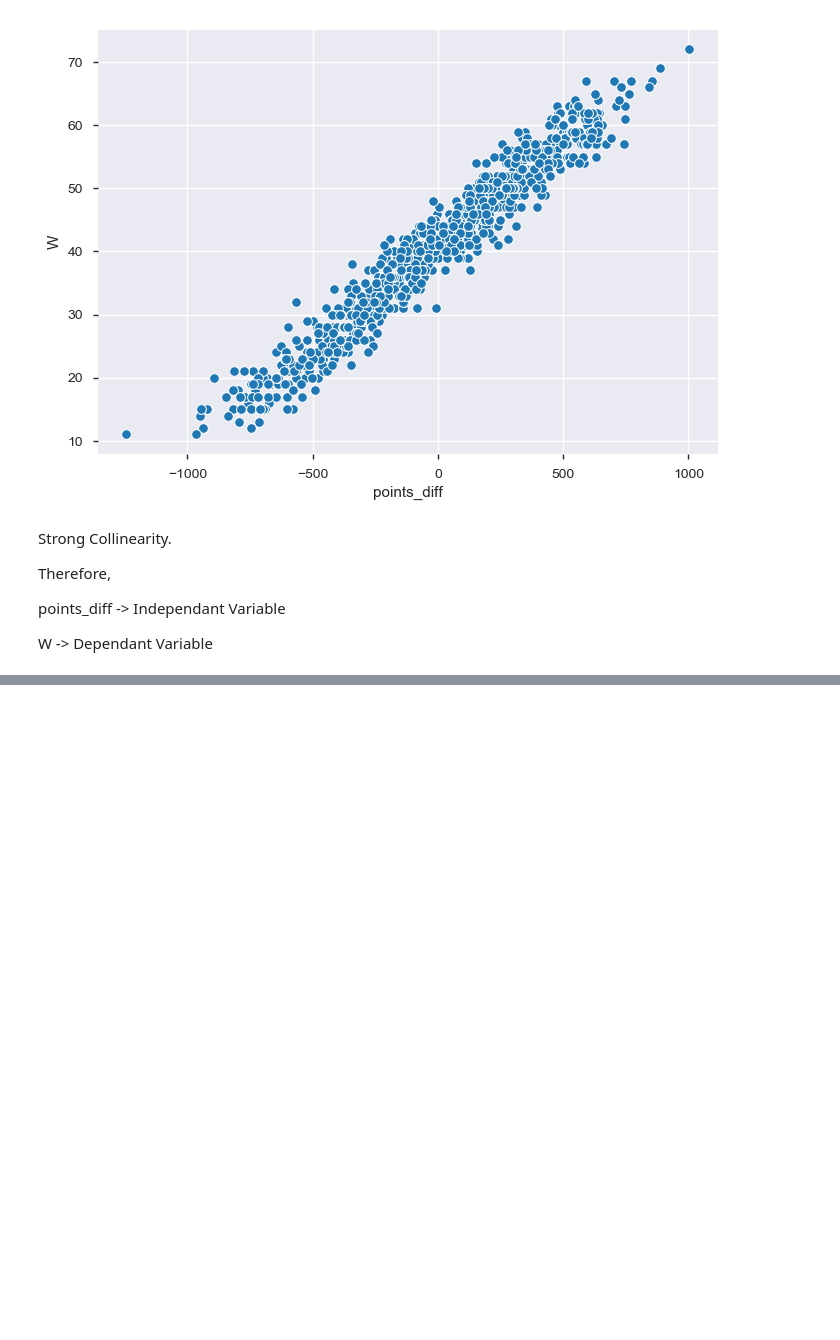
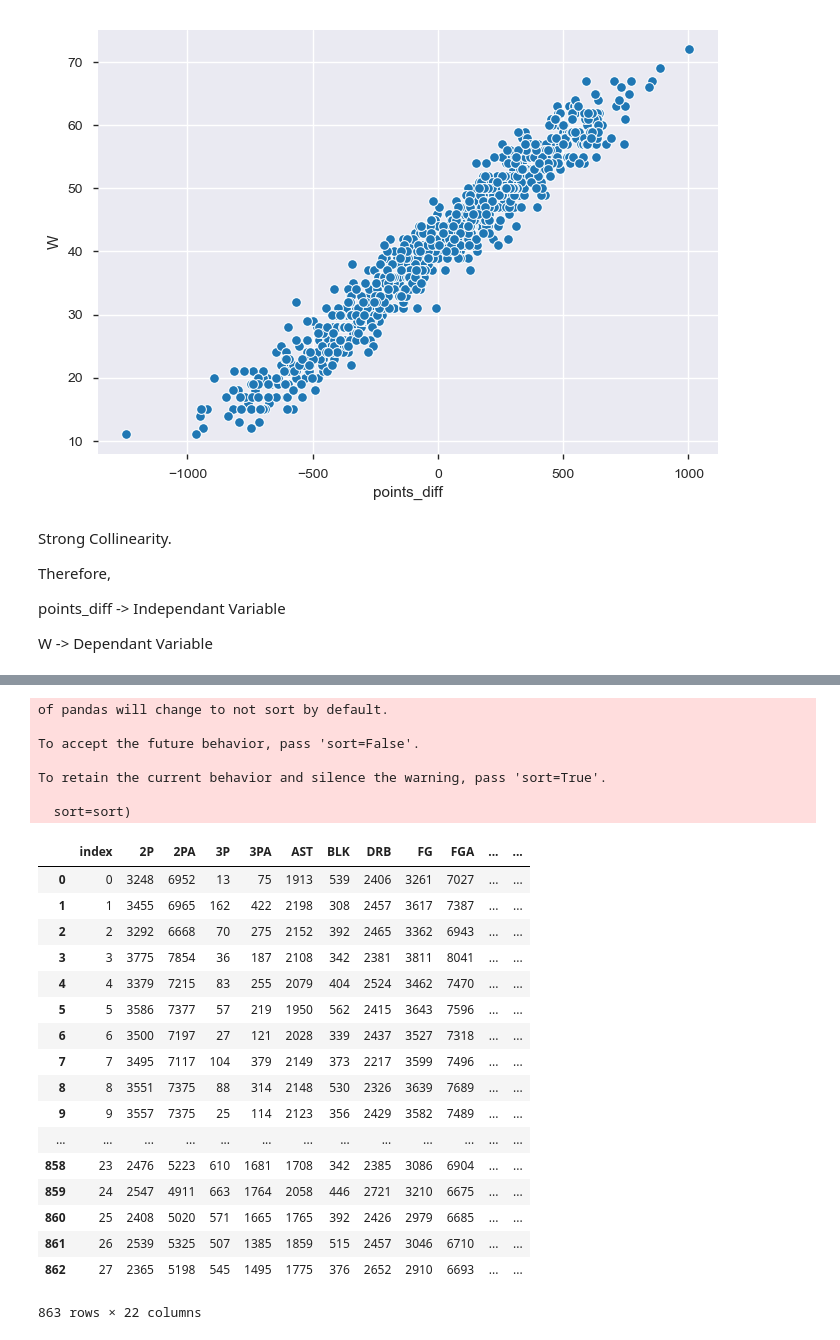
Before and after one commit to atheesh1998/Analytics-Edge, a Jupyter notebook: 2. Linear Regression/3. Money (Basket) Ball.ipynb, the cells around one changed output, grey strips where cells are left out. Cells and saved outputs as stored; diff of their text form; code cells hidden in the pictures; blank space fills up the shorter version.

```diff
--- a/2. Linear Regression/3. Money (Basket) Ball.ipynb
+++ b/2. Linear Regression/3. Money (Basket) Ball.ipynb
@@ -113,0 +192,28 @@ Warnings:
+# %%
+nba.append(nba_test).reset_index()
+# %% [output]
+of pandas will change to not sort by default.
+
+To accept the future behavior, pass 'sort=False'.
+
+To retain the current behavior and silence the warning, pass 'sort=True'.
+
+  sort=sort)
+|  | index | 2P | 2PA | 3P | 3PA | AST | BLK | DRB | FG | FGA | ... | ... |
+| 0 | 0 | 3248 | 6952 | 13 | 75 | 1913 | 539 | 2406 | 3261 | 7027 | ... | ... |
+| 1 | 1 | 3455 | 6965 | 162 | 422 | 2198 | 308 | 2457 | 3617 | 7387 | ... | ... |
+| 2 | 2 | 3292 | 6668 | 70 | 275 | 2152 | 392 | 2465 | 3362 | 6943 | ... | ... |
+| 3 | 3 | 3775 | 7854 | 36 | 187 | 2108 | 342 | 2381 | 3811 | 8041 | ... | ... |
+| 4 | 4 | 3379 | 7215 | 83 | 255 | 2079 | 404 | 2524 | 3462 | 7470 | ... | ... |
+| 5 | 5 | 3586 | 7377 | 57 | 219 | 1950 | 562 | 2415 | 3643 | 7596 | ... | ... |
+| 6 | 6 | 3500 | 7197 | 27 | 121 | 2028 | 339 | 2437 | 3527 | 7318 | ... | ... |
+| 7 | 7 | 3495 | 7117 | 104 | 379 | 2149 | 373 | 2217 | 3599 | 7496 | ... | ... |
+| 8 | 8 | 3551 | 7375 | 88 | 314 | 2148 | 530 | 2326 | 3639 | 7689 | ... | ... |
+| 9 | 9 | 3557 | 7375 | 25 | 114 | 2123 | 356 | 2429 | 3582 | 7489 | ... | ... |
+| ... | ... | ... | ... | ... | ... | ... | ... | ... | ... | ... | ... | ... |
+| 858 | 23 | 2476 | 5223 | 610 | 1681 | 1708 | 342 | 2385 | 3086 | 6904 | ... | ... |
+| 859 | 24 | 2547 | 4911 | 663 | 1764 | 2058 | 446 | 2721 | 3210 | 6675 | ... | ... |
+| 860 | 25 | 2408 | 5020 | 571 | 1665 | 1765 | 392 | 2426 | 2979 | 6685 | ... | ... |
+| 861 | 26 | 2539 | 5325 | 507 | 1385 | 1859 | 515 | 2457 | 3046 | 6710 | ... | ... |
+| 862 | 27 | 2365 | 5198 | 545 | 1495 | 1775 | 376 | 2652 | 2910 | 6693 | ... | ... |
+863 rows × 22 columns
```
Also changed, not shown: parts of 21 cells of this notebook.
